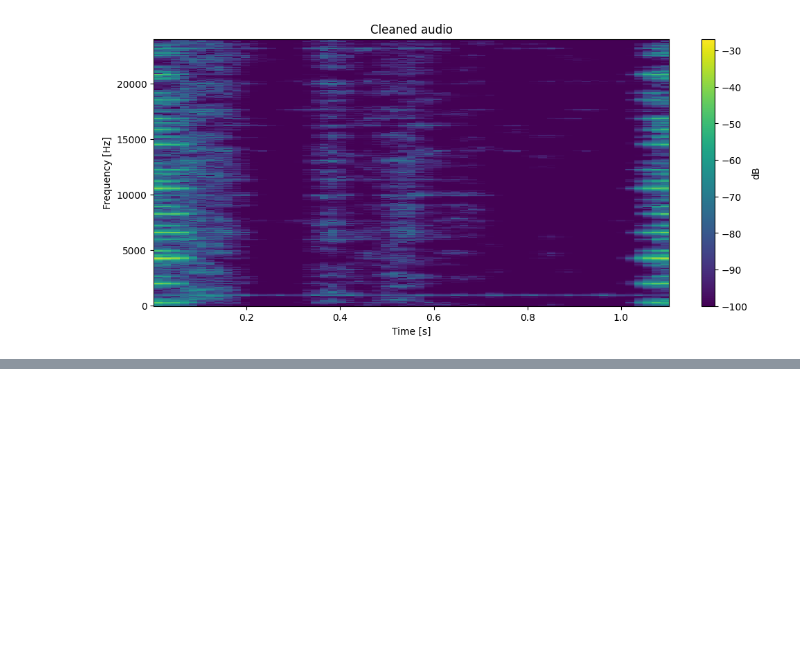
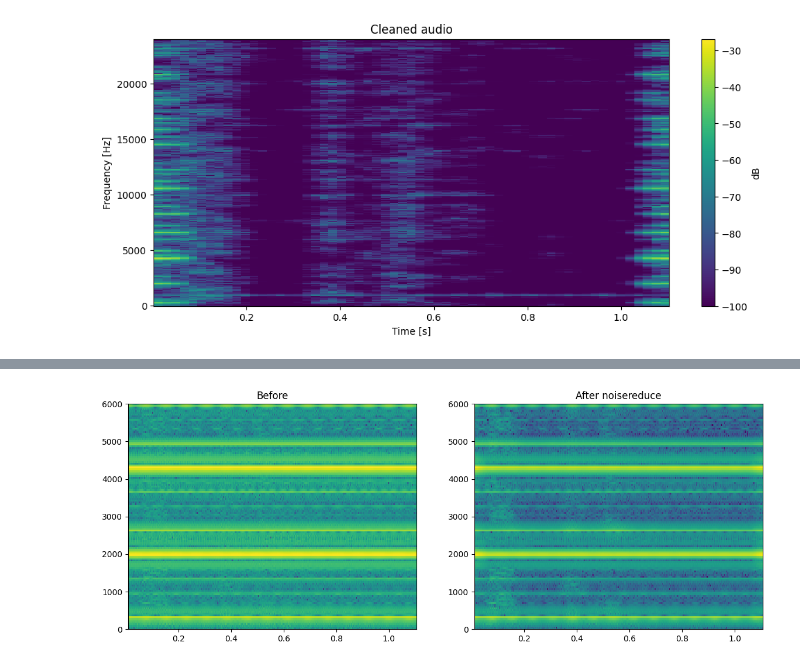
Before and after one commit to NeSma237/task-5-MIA, a Jupyter notebook: notebookb618daac32.ipynb, the cells around one changed output, grey strips where cells are left out. Cells and saved outputs as stored; diff of their text form; code cells hidden in the pictures; blank space fills up the shorter version.

```diff
--- a/notebookb618daac32.ipynb
+++ b/notebookb618daac32.ipynb
@@ -138,0 +304,30 @@ Audio('final_cleaned_audio.wav')
+# %%
+import noisereduce as nr
+from scipy import signal
+import numpy as np
+import soundfile as sf
+import matplotlib.pyplot as plt
+
+reduced = nr.reduce_noise(y=data, sr=sr, stationary=True, prop_decrease=0.9)
+
+fig, axes = plt.subplots(1, 2, figsize=(14,5))
+for ax, sig, title in zip(axes, [data, reduced], ['Before', 'After noisereduce']):
+    f, t, Sxx = signal.spectrogram(sig, sr, nperseg=1024, noverlap=896)
+    ax.pcolormesh(t, f, 10*np.log10(Sxx+1e-12), shading='auto')
+    ax.set_ylim(0, 6000)
+    ax.set_title(title)
+plt.show()
+
+sos = signal.butter(6, [200, 4000], btype='band', fs=sr, output='sos')
+reduced = signal.sosfiltfilt(sos, reduced)
+
+trim = int(0.05 * sr)
+core = reduced[trim:len(reduced)-trim]
+scale = 0.95 / (np.max(np.abs(core)) + 1e-9)
+reduced = np.clip(reduced * scale, -1, 1)
+
+sf.write('nr_cleaned.wav', reduced, sr)
+from IPython.display import Audio
+Audio('nr_cleaned.wav')
+# %% [output]
+[figure, added]
```
Also changed, not shown: parts of 11 cells of this notebook.
